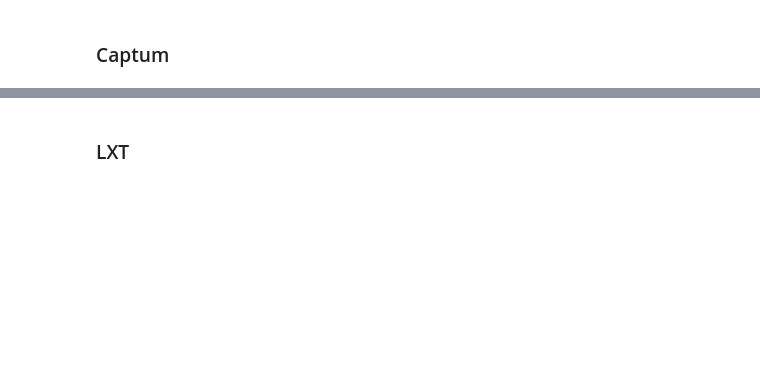
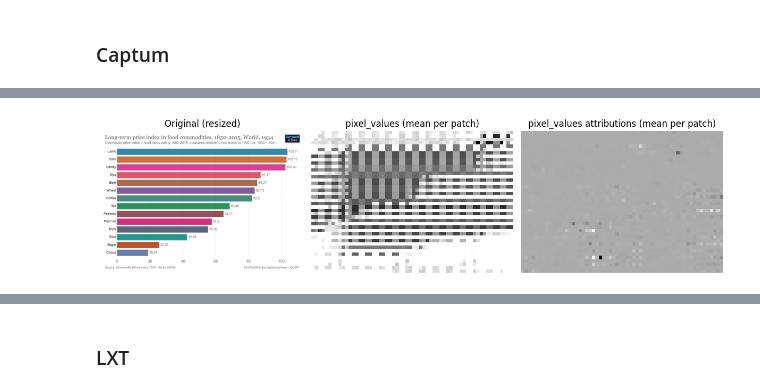
Before and after one commit to serval-uni-lu/xai-vdoc-benchmark, a Jupyter notebook: test.ipynb, the cells around one changed output, grey strips where cells are left out. Saved outputs shown, nothing was run; the diff lists cells and outputs as text; code cells hidden in the pictures; blank space fills up the shorter version.

```diff
--- a/test.ipynb
+++ b/test.ipynb
@@ -1901,0 +2600,47 @@ def get_attributions_plot(inpts, target, model_wrapper,
+# %%
+import matplotlib.pyplot as plt
+
+
+def show_side_by_side(original_image, pixel_values, pixel_attr, image_grid_thw,
+                      patch_size=14, cmap="gray"):
+    grid_t, grid_h, grid_w = image_grid_thw
+
+    # build coarse map from pixel_values (same as gray version)
+    pv_attr = pixel_attr.reshape(grid_t, grid_h, grid_w, -1)[0]
+    heat_2d = pv_attr.mean(axis=-1)
+    heat_2d = (heat_2d - heat_2d.min()) / (heat_2d.max() - heat_2d.min() + 1e-8)
+
+    # build coarse map from pixel_values (same as gray version)
+    pv = pixel_values.reshape(grid_t, grid_h, grid_w, -1)[0]
+    pv = pv.mean(axis=-1)
+    pv = (pv - pv.min()) / (pv.max() - pv.min() + 1e-8)
+
+    # size of the resized image inside the processor
+    resized_H = grid_h * patch_size
+    resized_W = grid_w * patch_size
+
+    # resize original image to match
+    img_resized = original_image.resize((resized_W, resized_H))
+
+
+    _, axs = plt.subplots(1, 3, figsize=(12, 4))
+    axs[0].imshow(img_resized)
+    axs[0].set_title("Original (resized)")
+    axs[0].axis("off")
+
+    axs[1].imshow(pv, cmap=cmap)
+    axs[1].set_title("pixel_values (mean per patch)")
+    axs[1].axis("off")
+
+    axs[2].imshow(heat_2d, cmap=cmap)
+    axs[2].set_title("pixel_values attributions (mean per patch)")
+    axs[2].axis("off")
+
+    plt.tight_layout()
+    plt.show()
+# %%
+patch_size = processor.image_processor.patch_size
+show_side_by_side(image, pixel_values.cpu().detach(), pixel_attr, image_grid_thw[0],
+                      patch_size=patch_size,)
+# %% [output]
+[figure, added]
```
Also changed, not shown: parts of 147 cells of this notebook, 5 other files.
